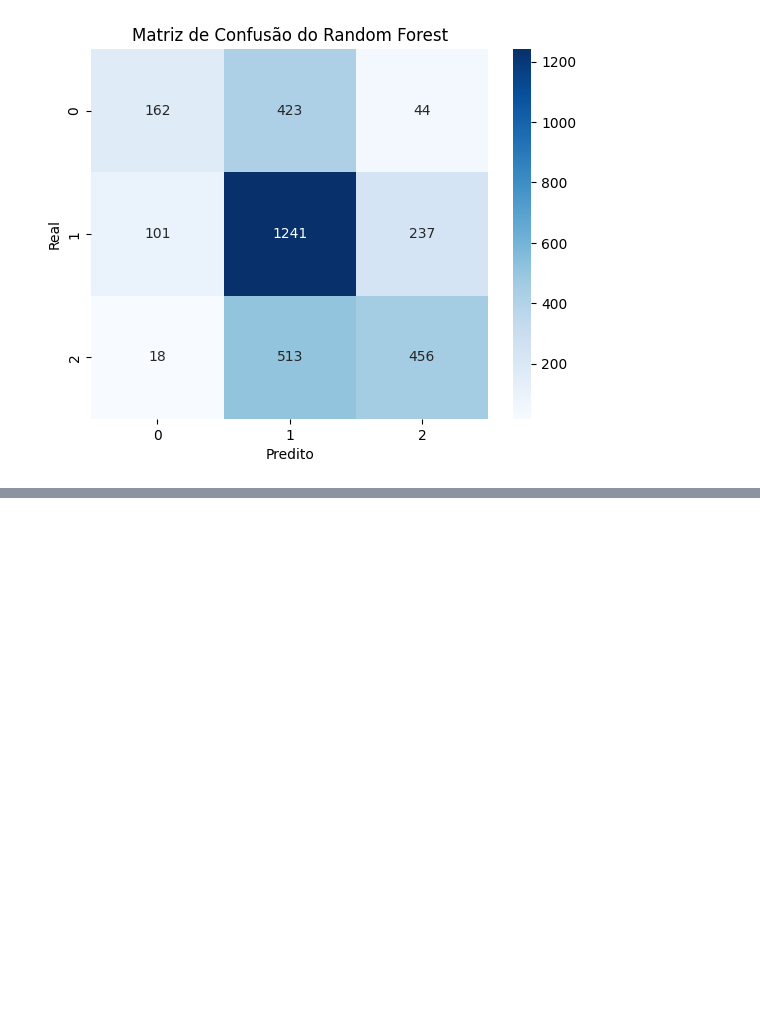
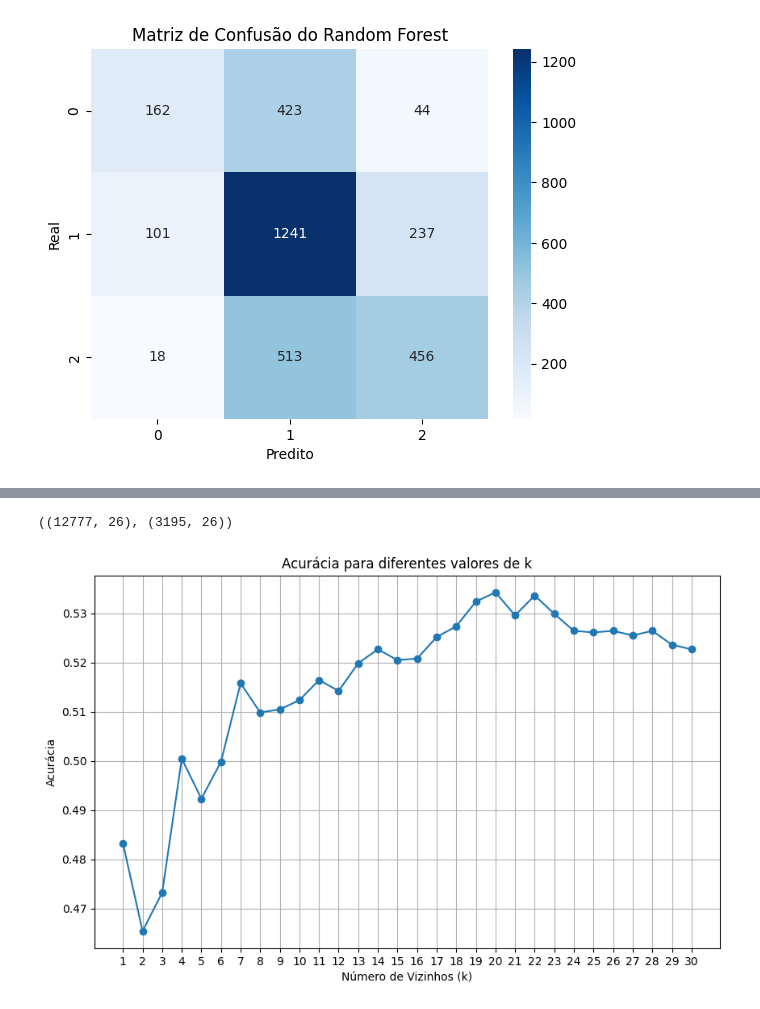
Before and after one commit to AyrllanP/PISI-3, a Jupyter notebook: Classificacao.ipynb, the cells around one changed output, grey strips where cells are left out. Saved outputs shown, nothing was run; the diff lists cells and outputs as text; code cells hidden in the pictures; blank space fills up the shorter version.

```diff
--- a/Classificacao.ipynb
+++ b/Classificacao.ipynb
@@ -507,0 +531,2 @@ Matriz de Confusão:
+# %%
+df['DAILY_STRESS'] = df['DAILY_STRESS'].replace({0: 'baixo', 1: 'baixo', 2: 'moderado', 3: 'moderado', 4: 'alto', 5: 'alto'})
@@ -507,0 +557,47 @@ Matriz de Confusão:
+# %%
+from sklearn.compose import ColumnTransformer
+from sklearn.preprocessing import OneHotEncoder
+import numpy as np
+
+ct = ColumnTransformer(transformers=[('encoder', OneHotEncoder(), ['GENDER', 'AGE'])], remainder='passthrough')
+X = np.array(ct.fit_transform(df.drop('DAILY_STRESS', axis=1)))
+y = df['DAILY_STRESS'].values
+# %%
+from sklearn.model_selection import train_test_split
+from sklearn.preprocessing import StandardScaler
+from sklearn.neighbors import KNeighborsClassifier
+from sklearn.metrics import accuracy_score, classification_report, confusion_matrix, roc_curve, auc
+
+# Normalização dos dados
+scaler = StandardScaler()
+X_scaled = scaler.fit_transform(X)
+
+# Separando em treino e teste
+X_train, X_test, y_train, y_test = train_test_split(X_scaled, y, test_size=0.2, random_state=42)
+X_train.shape, X_test.shape
+# %% [output]
+((12777, 26), (3195, 26))
+# %%
+import numpy as np
+import seaborn as sns
+import matplotlib.pyplot as plt
+
+# Testando diferentes valores de k
+accuracies = []
+for k in range(1, 31):  # Teste para k de 1 a 20
+    knn = KNeighborsClassifier(n_neighbors=k)
+    knn.fit(X_train, y_train)
+    y_pred = knn.predict(X_test)
+    accuracies.append(accuracy_score(y_test, y_pred))
+
+# Plotando a acurácia para diferentes valores de k
+plt.figure(figsize=(10, 6))
+plt.plot(range(1, 31), accuracies, marker='o')
+plt.xticks(range(1, 31))
+plt.title("Acurácia para diferentes valores de k")
+plt.xlabel("Número de Vizinhos (k)")
+plt.ylabel("Acurácia")
+plt.grid()
+plt.show()
+# %% [output]
+[figure, added]
```
Also changed, not shown: parts of 14 cells of this notebook.
